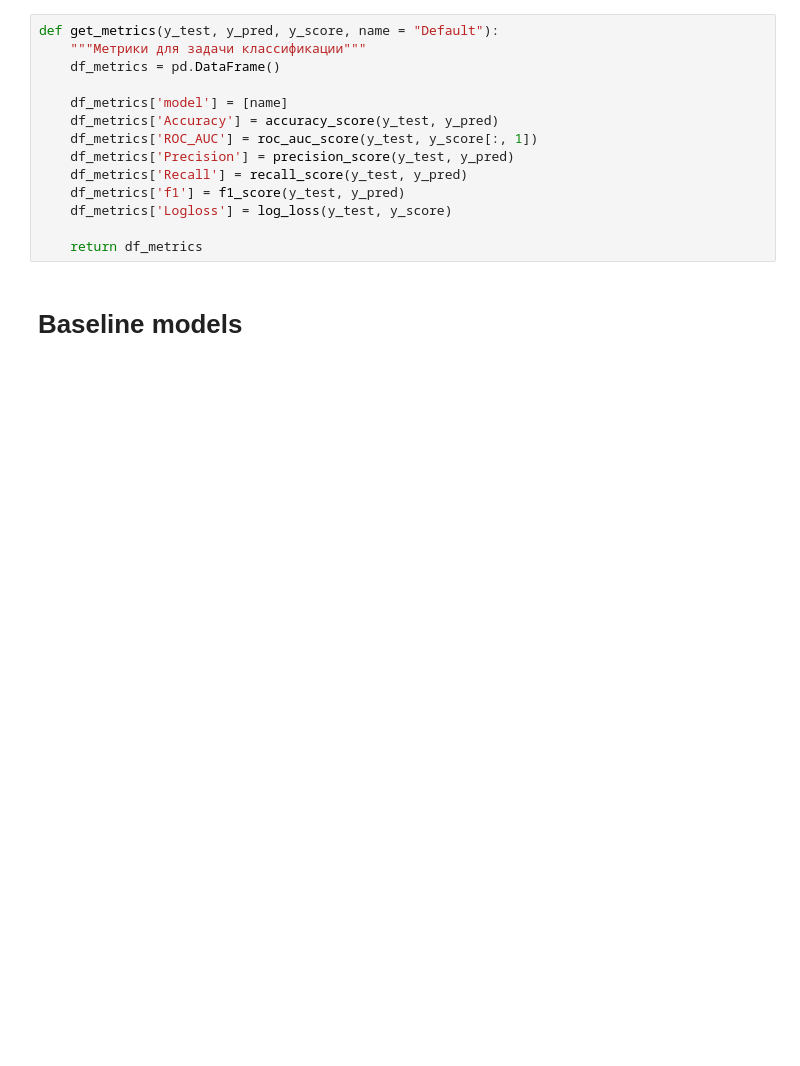
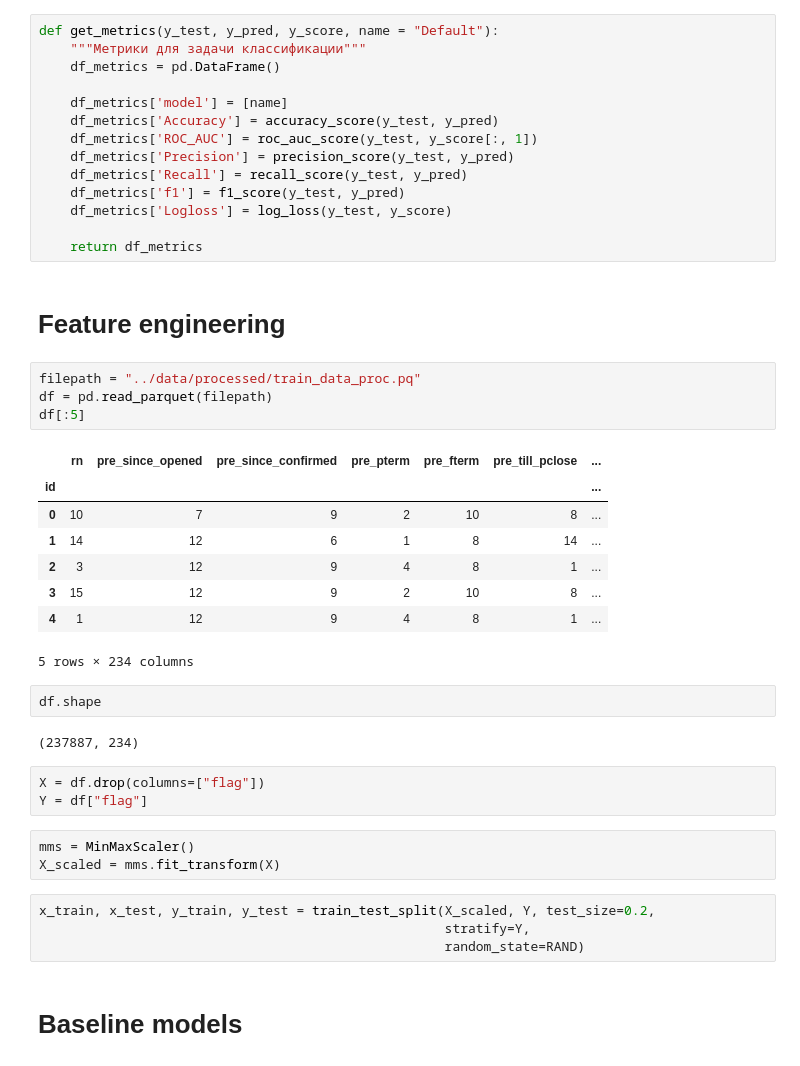
Before and after one commit to Lsdbot/Recommender, a Jupyter notebook: notebooks/Baseline + Tune.ipynb, the cells around one changed output. Drawn from its saved outputs; the diff is of its cells as text; blank space fills up the shorter version.

```diff
--- a/notebooks/Baseline + Tune.ipynb
+++ b/notebooks/Baseline + Tune.ipynb
@@ -29,5 +31,34 @@ def get_metrics(y_test, y_pred, y_score, name = "Default"):
     df_metrics['Logloss'] = log_loss(y_test, y_score)
 
     return df_metrics
+# %% [markdown]
+# Feature engineering
+# %%
+filepath = "../data/processed/train_data_proc.pq"
+df = pd.read_parquet(filepath)
+df[:5]
+# %% [output]
+|  | rn | pre_since_opened | pre_since_confirmed | pre_pterm | pre_fterm | pre_till_pclose | ... |
+| id |  |  |  |  |  |  | ... |
+| 0 | 10 | 7 | 9 | 2 | 10 | 8 | ... |
+| 1 | 14 | 12 | 6 | 1 | 8 | 14 | ... |
+| 2 | 3 | 12 | 9 | 4 | 8 | 1 | ... |
+| 3 | 15 | 12 | 9 | 2 | 10 | 8 | ... |
+| 4 | 1 | 12 | 9 | 4 | 8 | 1 | ... |
+5 rows × 234 columns
+# %%
+df.shape
+# %% [output]
+(237887, 234)
+# %%
+X = df.drop(columns=["flag"])
+Y = df["flag"]
+# %%
+mms = MinMaxScaler()
+X_scaled = mms.fit_transform(X)
+# %%
+x_train, x_test, y_train, y_test = train_test_split(X_scaled, Y, test_size=0.2,
+                                                    stratify=Y,
+                                                    random_state=RAND)
 # %% [markdown]
 # Baseline models
```
Also changed, not shown: parts of 22 cells of this notebook, 42 other files.
